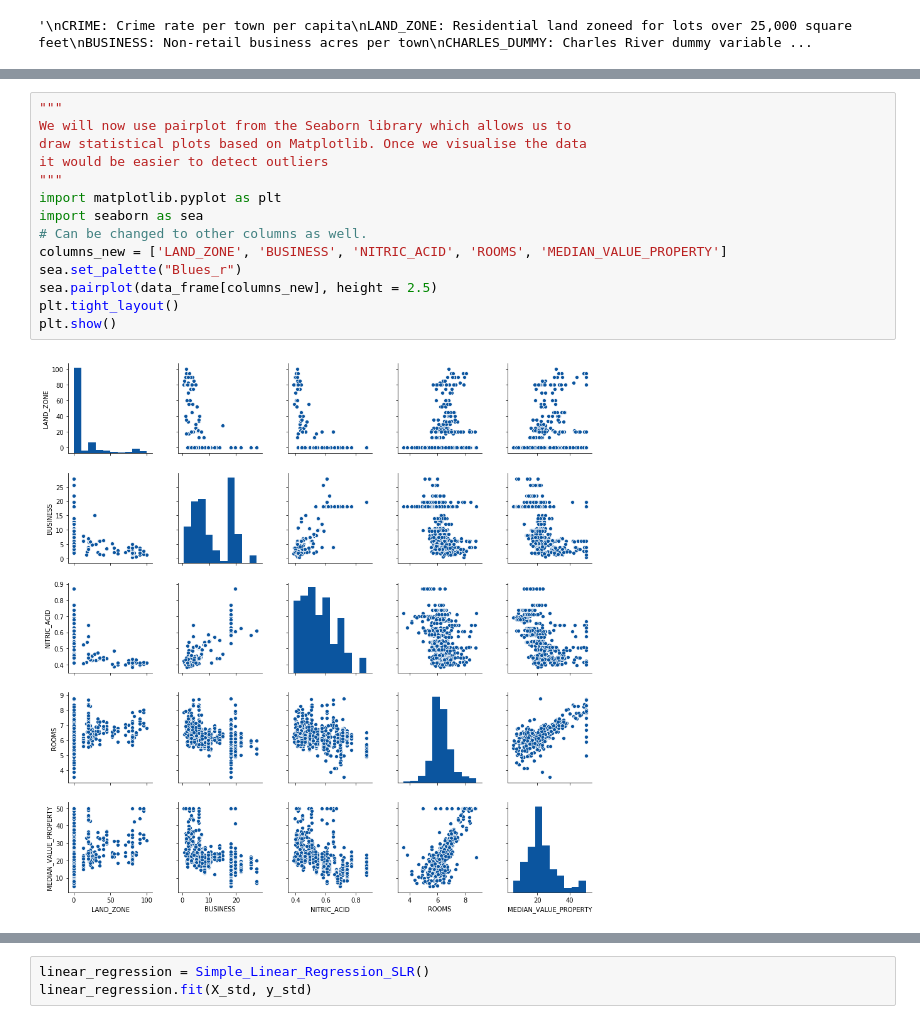
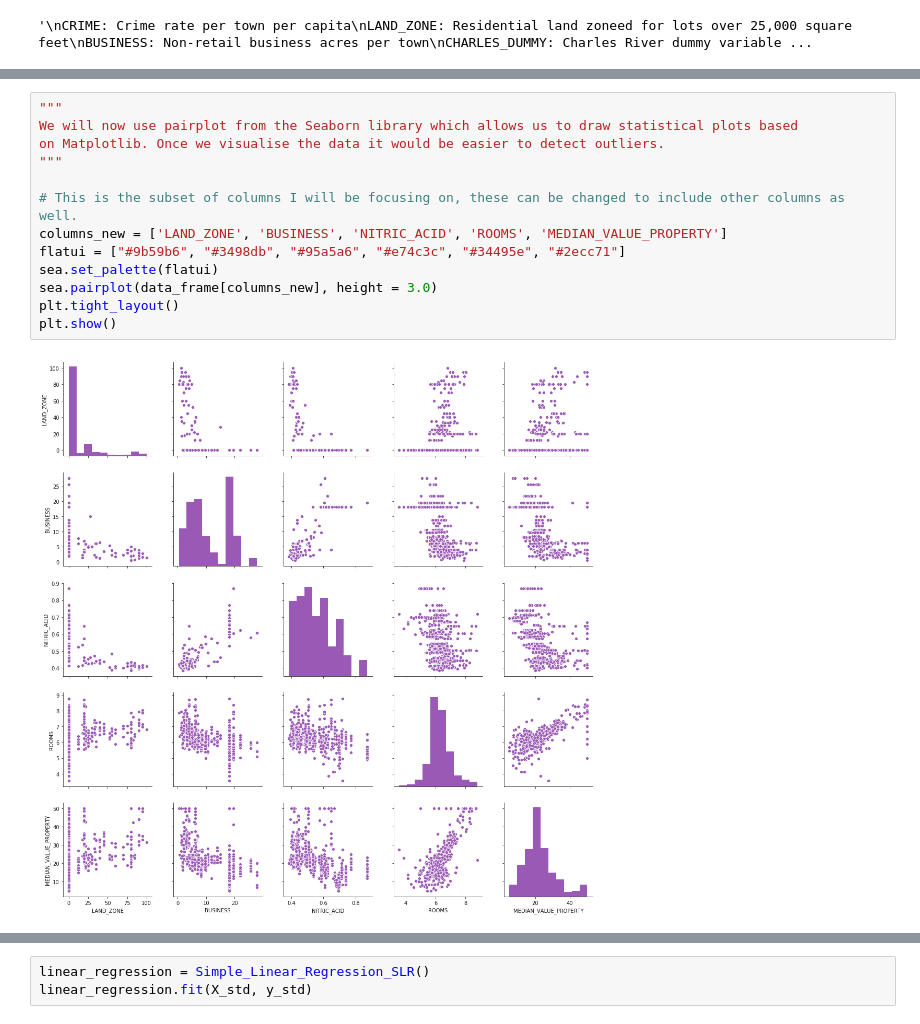
Before and after one commit to SedarOlmez94/coursework_2_LIDA, a Jupyter notebook: Linear regression.ipynb, the cells around one changed output, grey strips where cells are left out. Cells and saved outputs as stored; diff of their text form.

```diff
--- a/Linear regression.ipynb
+++ b/Linear regression.ipynb
@@ -80,18 +94,17 @@ data_frame
 506 rows × 14 columns
 # %%
 """
-We will now use pairplot from the Seaborn library which allows us to
-draw statistical plots based on Matplotlib. Once we visualise the data
-it would be easier to detect outliers
+We will now use pairplot from the Seaborn library which allows us to draw statistical plots based
+on Matplotlib. Once we visualise the data it would be easier to detect outliers.
 """
-import matplotlib.pyplot as plt
-import seaborn as sea
-# Can be changed to other columns as well.
+
+# This is the subset of columns I will be focusing on, these can be changed to include other columns as well.
 columns_new = ['LAND_ZONE', 'BUSINESS', 'NITRIC_ACID', 'ROOMS', 'MEDIAN_VALUE_PROPERTY']
-sea.set_palette("Blues_r")
-sea.pairplot(data_frame[columns_new], height = 2.5)
+flatui = ["#9b59b6", "#3498db", "#95a5a6", "#e74c3c", "#34495e", "#2ecc71"]
+sea.set_palette(flatui)
+sea.pairplot(data_frame[columns_new], height = 3.0)
 plt.tight_layout()
 plt.show()
 # %% [output]
-[figure, old version]
+[figure, new version]
 # %%
```
Also changed, not shown: parts of 12 cells of this notebook, 2 other files.
